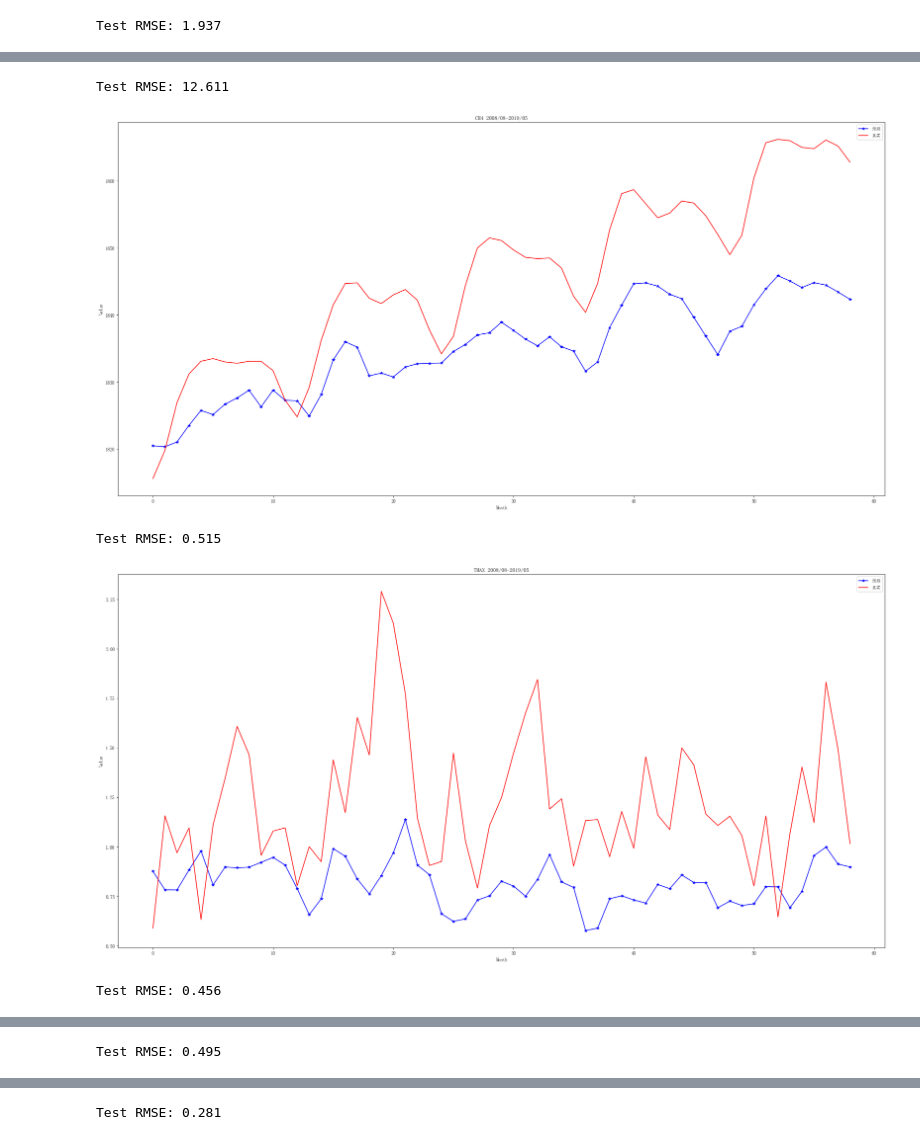
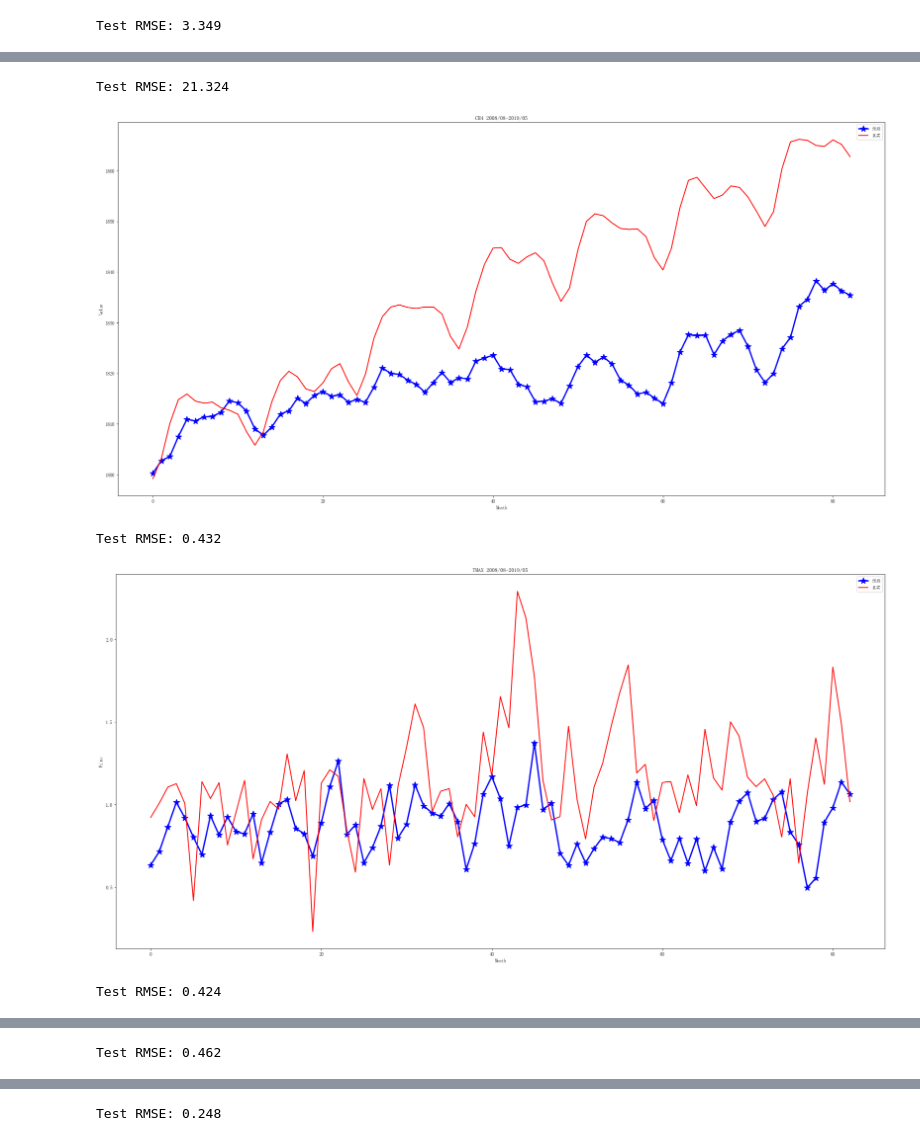
Before and after one commit to WPKENAN/shumo, a Jupyter notebook: pro2/多周期.ipynb, the cells around one changed output, grey strips where cells are left out. Saved outputs shown, nothing was run; the diff lists cells and outputs as text; code cells hidden in the pictures.

```diff
--- a/pro2/多周期.ipynb
+++ b/pro2/多周期.ipynb
@@ -41,10 +41,11 @@ for group in groups:
 
     if i!=len(groups)+1:
         plt.xticks([])
+    else:
         plt.xlabel("1983/7-2019/5")
 #         pyplot.plot(month,values[:, group])
 #     else:
-    pyplot.plot(values[:, group])
+    pyplot.plot(values[:, group],linewidth=5)
     pyplot.title(dataset.columns[group], loc='center')
 
 #     pyplot.xlabel("time")
@@ -136,7 +137,7 @@ scaled = scaler.fit_transform(values)
 # scaled=values
 
 # 构建监督学习问题
-n_in=72
+n_in=48
 reframed = series_to_supervised(scaled, n_in, 1,y_columns=list(range(feature)))
 print(reframed.head(5))
 # 分割为训练集和测试集
@@ -182,7 +183,7 @@ model.add(Dense(100))
 model.add(Dense(feature))
 model.compile(loss='mae', optimizer='adam')
 # 拟合神经网络模型
-history = model.fit(train_X, train_y, epochs=300, batch_size=100, validation_data=(test_X, test_y), verbose=2, shuffle=True)
+history = model.fit(train_X, train_y, epochs=400, batch_size=80, validation_data=(test_X, test_y), verbose=2, shuffle=True)
 
 # 绘制训练测试误差图
 fig= pyplot.figure(figsize = (30,15))
@@ -258,8 +259,8 @@ for i in groups:
     print('Test RMSE: %.3f' % rmse)
 
     fig= pyplot.figure(figsize = (30,15))
-    plt.plot(inv_yhat[:,i-1],label='预测',c='b',linestyle='-', marker='*')
-    plt.plot(inv_y[:,i-1],label="真实",c='r')
+    plt.plot(inv_yhat[:,i-1],label='预测',c='b',linestyle='-', marker='*',linewidth=3,ms=15)
+    plt.plot(inv_y[:,i-1],label="真实",c='r',linewidth=2,ms=5)
     plt.legend()
     plt.title('{} 2008/08-2019/05'.format(dataset.columns[i]))
     plt.xlabel("Month")
@@ -269,4 +270,4 @@ for i in groups:
     plt.show()
     # 计算RMSE
 # %% [output]
-Test RMSE: 1.937
+Test RMSE: 3.349
@@ -274,5 +275,5 @@ Test RMSE: 1.937
-Test RMSE: 12.611
+Test RMSE: 21.324
-[figure, old version]
+[figure, new version]
-Test RMSE: 0.515
+Test RMSE: 0.432
-[figure, old version]
+[figure, new version]
-Test RMSE: 0.456
+Test RMSE: 0.424
@@ -280 +281 @@ Test RMSE: 0.456
-Test RMSE: 0.495
+Test RMSE: 0.462
@@ -282 +283 @@ Test RMSE: 0.495
-Test RMSE: 0.281
+Test RMSE: 0.248
```
Also changed, not shown: parts of 8 cells of this notebook, 14 other files.
